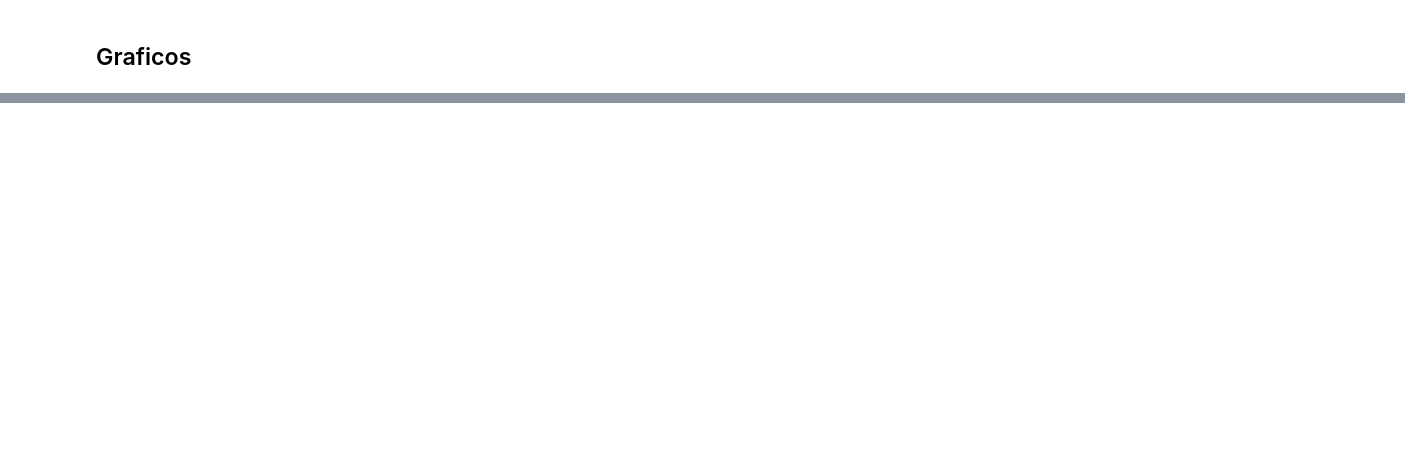
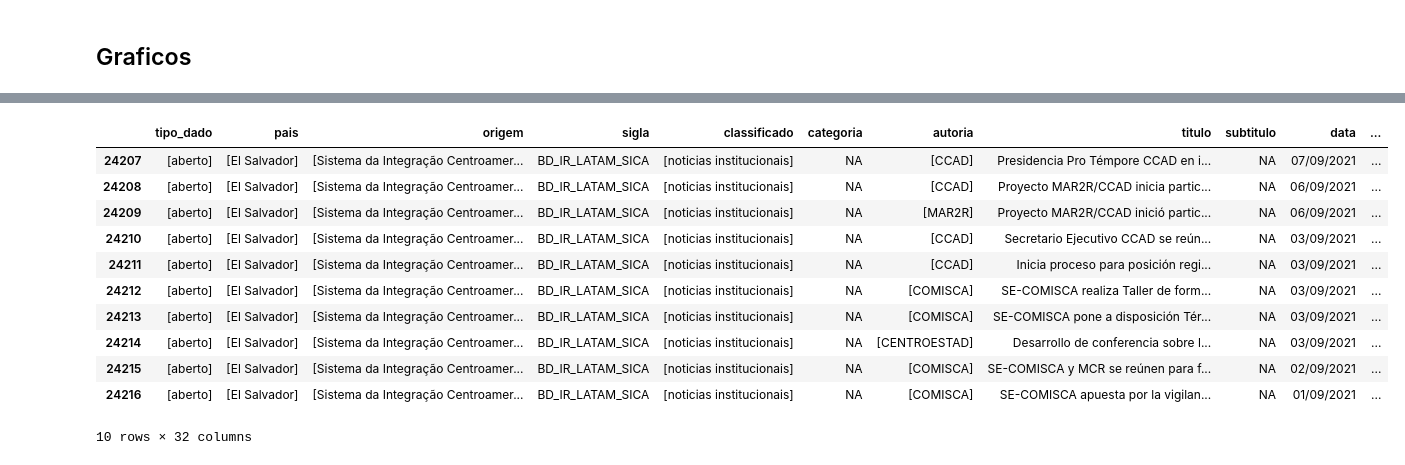
Before and after one commit to CaioPalombo/fundamentos, a Jupyter notebook: panda.ipynb, the cells around one changed output, grey strips where cells are left out. Saved outputs shown, nothing was run; the diff lists cells and outputs as text; code cells hidden in the pictures; blank space fills up the shorter version.

```diff
--- a/panda.ipynb
+++ b/panda.ipynb
@@ -255,0 +387,17 @@ ValueError: All arrays must be of the same length
+# %%
+# É praticamente igual ao anterior, mas mostra as últimas linhas.
+
+df_sica.tail(10)
+# %% [output]
+|  | tipo_dado | pais | origem | sigla | classificado | categoria | autoria | titulo | subtitulo | data | ... |
+| 24207 | [aberto] | [El Salvador] | [Sistema da Integração Centroamer... | BD_IR_LATAM_SICA | [noticias institucionais] | NA | [CCAD] | Presidencia Pro Témpore CCAD en i... | NA | 07/09/2021 | ... |
+| 24208 | [aberto] | [El Salvador] | [Sistema da Integração Centroamer... | BD_IR_LATAM_SICA | [noticias institucionais] | NA | [CCAD] | Proyecto MAR2R/CCAD inicia partic... | NA | 06/09/2021 | ... |
+| 24209 | [aberto] | [El Salvador] | [Sistema da Integração Centroamer... | BD_IR_LATAM_SICA | [noticias institucionais] | NA | [MAR2R] | Proyecto MAR2R/CCAD inició partic... | NA | 06/09/2021 | ... |
+| 24210 | [aberto] | [El Salvador] | [Sistema da Integração Centroamer... | BD_IR_LATAM_SICA | [noticias institucionais] | NA | [CCAD] | Secretario Ejecutivo CCAD se reún... | NA | 03/09/2021 | ... |
+| 24211 | [aberto] | [El Salvador] | [Sistema da Integração Centroamer... | BD_IR_LATAM_SICA | [noticias institucionais] | NA | [CCAD] | Inicia proceso para posición regi... | NA | 03/09/2021 | ... |
+| 24212 | [aberto] | [El Salvador] | [Sistema da Integração Centroamer... | BD_IR_LATAM_SICA | [noticias institucionais] | NA | [COMISCA] | SE-COMISCA realiza Taller de form... | NA | 03/09/2021 | ... |
+| 24213 | [aberto] | [El Salvador] | [Sistema da Integração Centroamer... | BD_IR_LATAM_SICA | [noticias institucionais] | NA | [COMISCA] | SE-COMISCA pone a disposición Tér... | NA | 03/09/2021 | ... |
+| 24214 | [aberto] | [El Salvador] | [Sistema da Integração Centroamer... | BD_IR_LATAM_SICA | [noticias institucionais] | NA | [CENTROESTAD] | Desarrollo de conferencia sobre l... | NA | 03/09/2021 | ... |
+| 24215 | [aberto] | [El Salvador] | [Sistema da Integração Centroamer... | BD_IR_LATAM_SICA | [noticias institucionais] | NA | [COMISCA] | SE-COMISCA y MCR se reúnen para f... | NA | 02/09/2021 | ... |
+| 24216 | [aberto] | [El Salvador] | [Sistema da Integração Centroamer... | BD_IR_LATAM_SICA | [noticias institucionais] | NA | [COMISCA] | SE-COMISCA apuesta por la vigilan... | NA | 01/09/2021 | ... |
+10 rows × 32 columns
```
Also changed, not shown: parts of 45 cells of this notebook.
